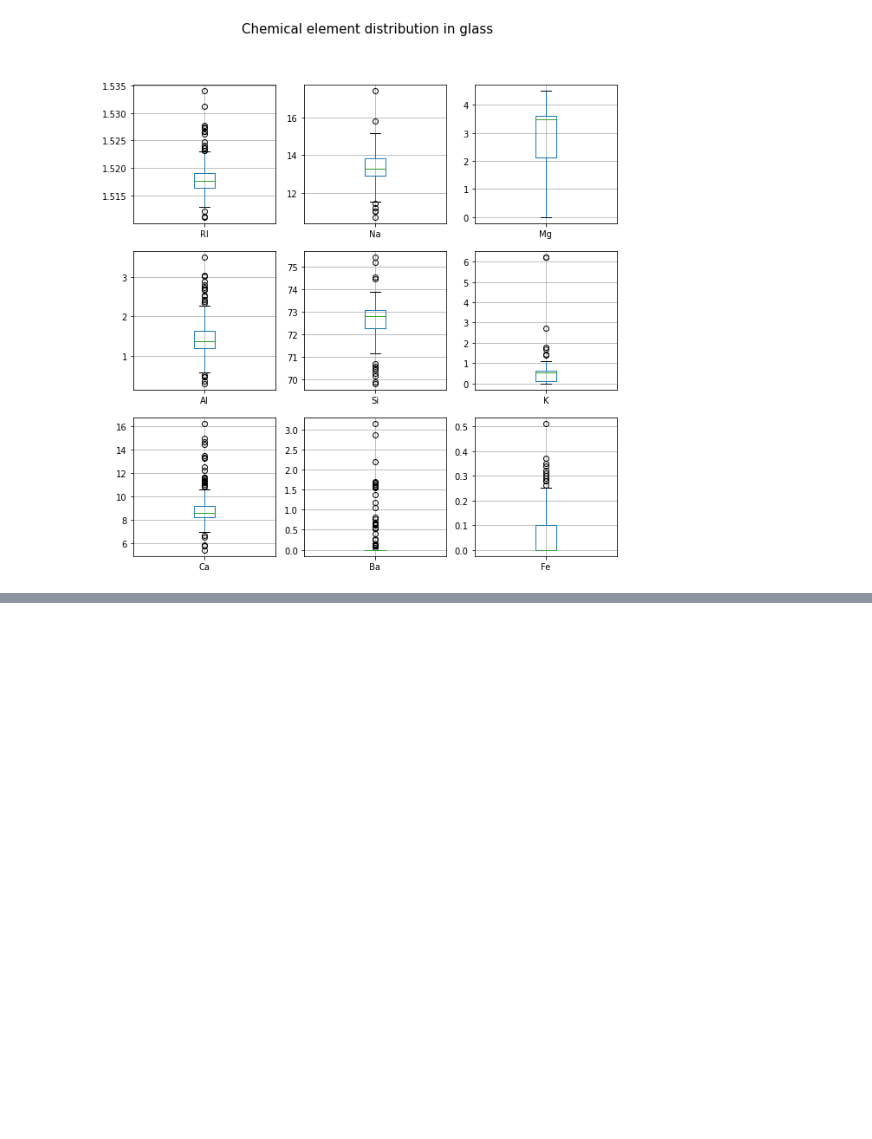
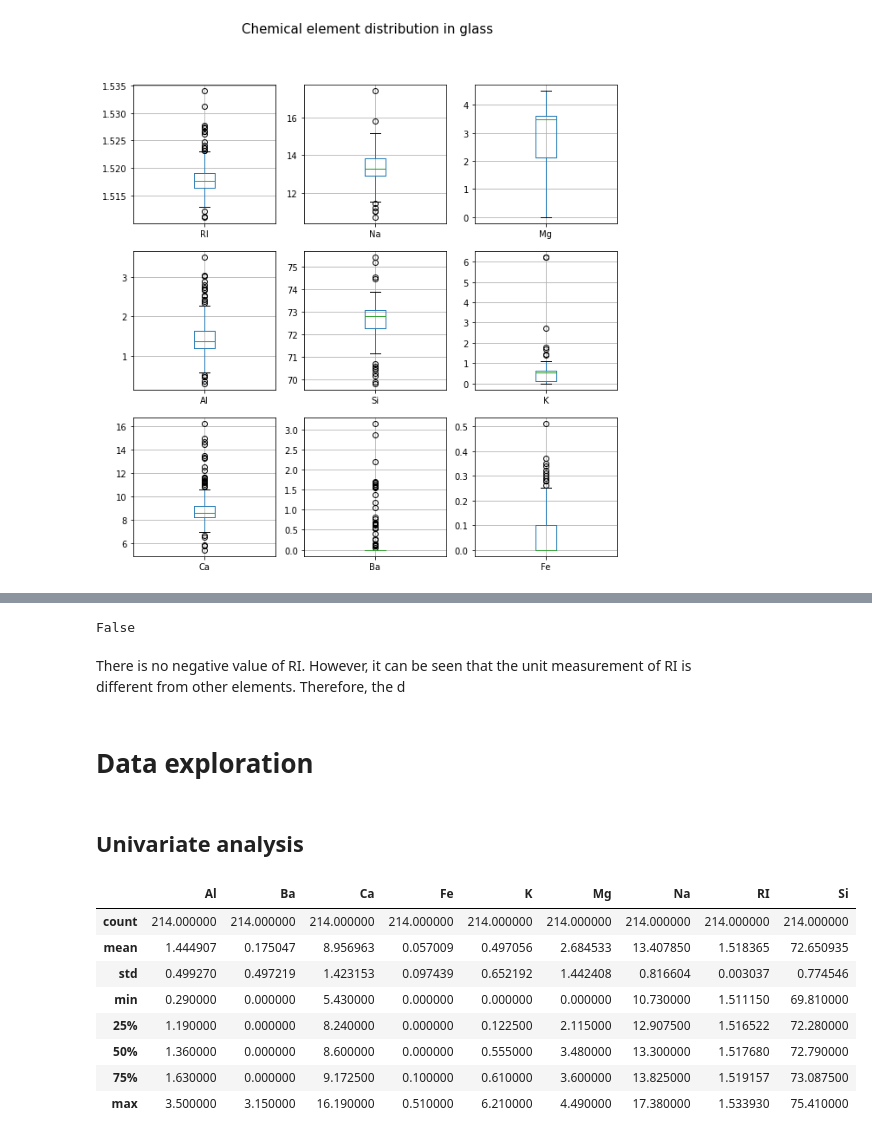
Before and after one commit to xian-94/ds_asm2_clustering, a Jupyter notebook: assignment2.ipynb, the cells around one changed output, grey strips where cells are left out. Saved outputs shown, nothing was run; the diff lists cells and outputs as text; code cells hidden in the pictures; blank space fills up the shorter version.

```diff
--- a/assignment2.ipynb
+++ b/assignment2.ipynb
@@ -79,0 +127,23 @@ We will deal with the outliers in the data normalization stage, after exploring
+# %%
+# Examine the refractive index
+(glass_df['RI'] < 0).any()
+# %% [output]
+False
+# %% [markdown]
+There is no negative value of RI. However, it can be seen that the unit measurement of RI is different from other elements. Therefore, the d
+# %% [markdown]
+# Data exploration
+# %% [markdown]
+## Univariate analysis
+# %%
+glass_df[glass_df.columns.difference(['Type'])].describe()
+# %% [output]
+|  | Al | Ba | Ca | Fe | K | Mg | Na | RI | Si |
+| count | 214.000000 | 214.000000 | 214.000000 | 214.000000 | 214.000000 | 214.000000 | 214.000000 | 214.000000 | 214.000000 |
+| mean | 1.444907 | 0.175047 | 8.956963 | 0.057009 | 0.497056 | 2.684533 | 13.407850 | 1.518365 | 72.650935 |
+| std | 0.499270 | 0.497219 | 1.423153 | 0.097439 | 0.652192 | 1.442408 | 0.816604 | 0.003037 | 0.774546 |
+| min | 0.290000 | 0.000000 | 5.430000 | 0.000000 | 0.000000 | 0.000000 | 10.730000 | 1.511150 | 69.810000 |
+| 25% | 1.190000 | 0.000000 | 8.240000 | 0.000000 | 0.122500 | 2.115000 | 12.907500 | 1.516522 | 72.280000 |
+| 50% | 1.360000 | 0.000000 | 8.600000 | 0.000000 | 0.555000 | 3.480000 | 13.300000 | 1.517680 | 72.790000 |
+| 75% | 1.630000 | 0.000000 | 9.172500 | 0.100000 | 0.610000 | 3.600000 | 13.825000 | 1.519157 | 73.087500 |
+| max | 3.500000 | 3.150000 | 16.190000 | 0.510000 | 6.210000 | 4.490000 | 17.380000 | 1.533930 | 75.410000 |
```
Also changed, not shown: parts of 14 cells of this notebook.
